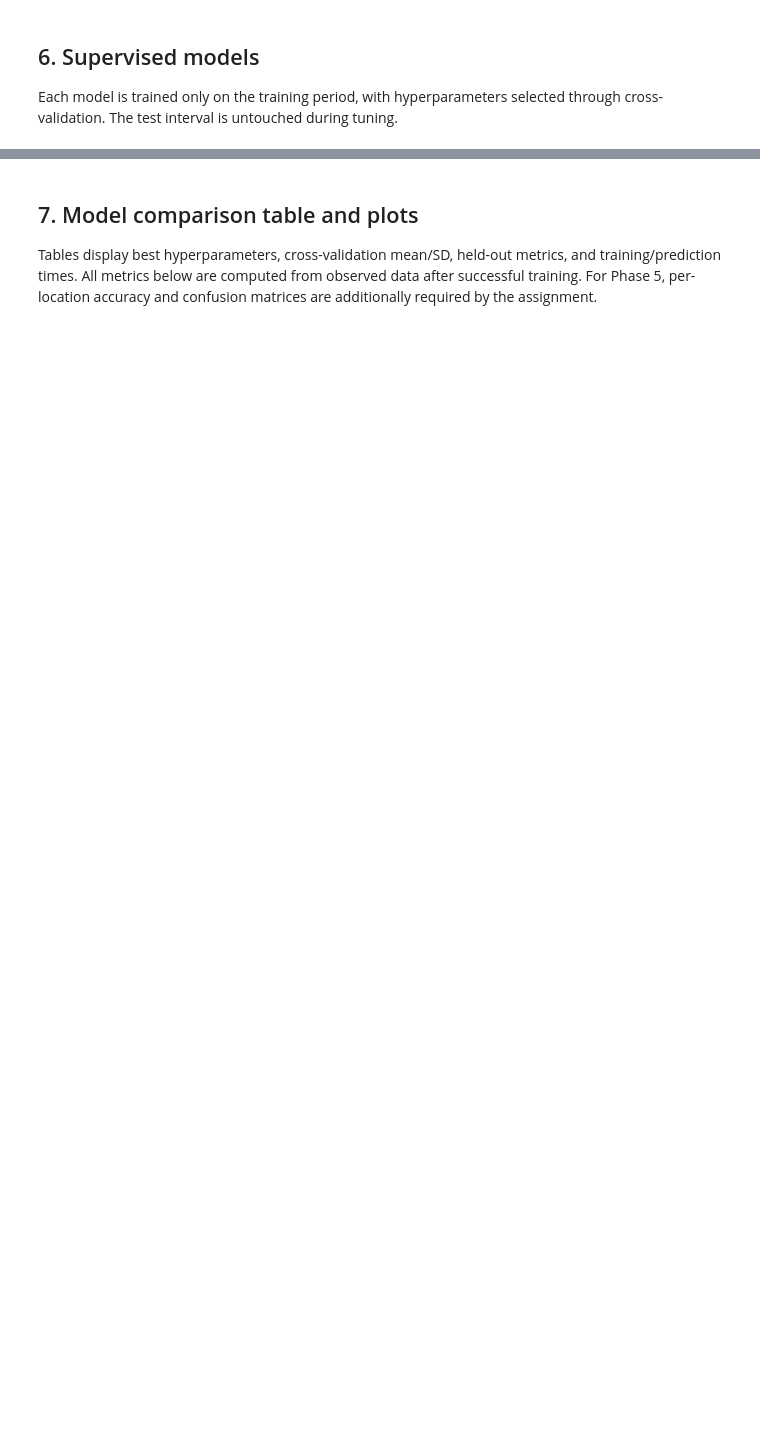
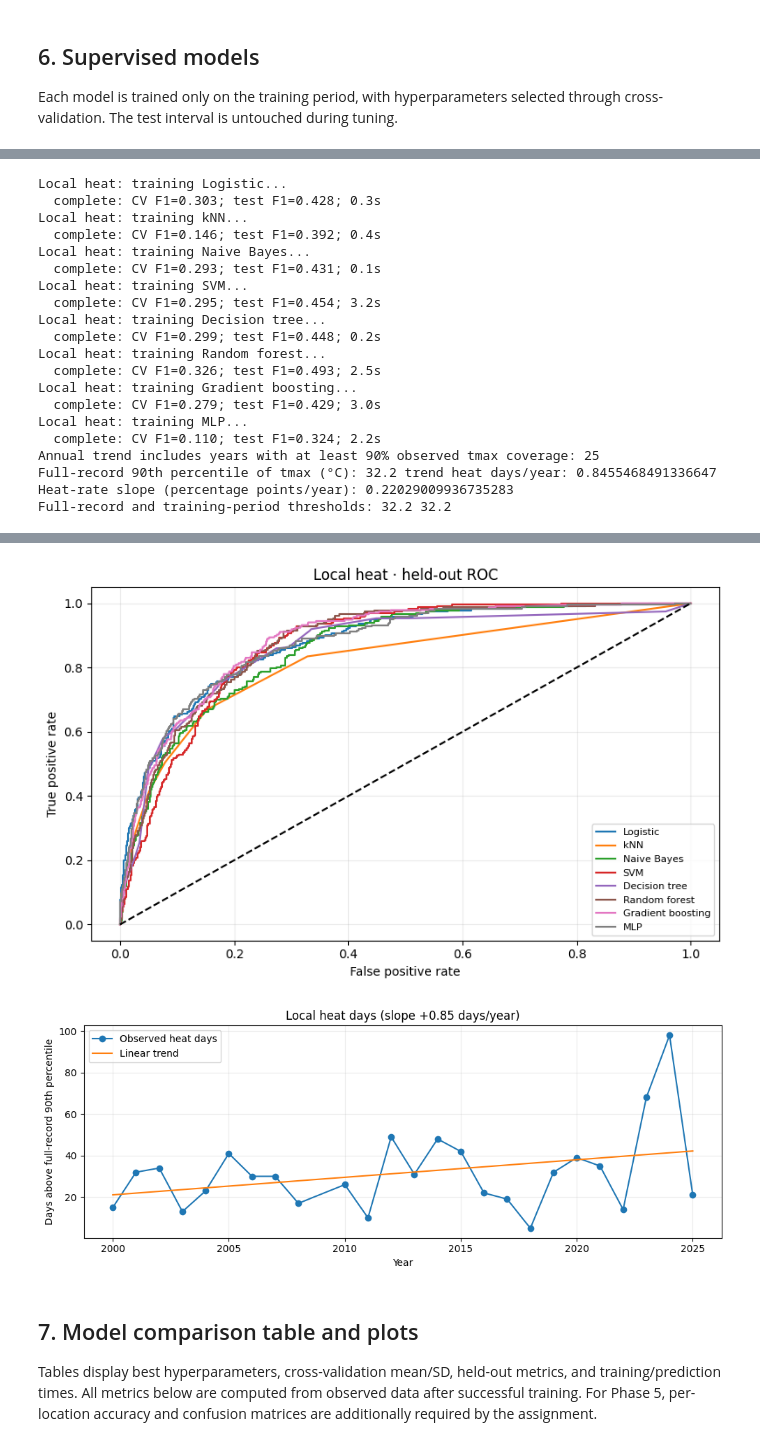
Before and after one commit to Edariel22/Project4_Climate_Analysis, a Jupyter notebook: notebooks/ProjectX_Team4.ipynb, the cells around one changed output, grey strips where cells are left out. Saved outputs shown, nothing was run; the diff lists cells and outputs as text; code cells hidden in the pictures; blank space fills up the shorter version.

```diff
--- a/notebooks/ProjectX_Team4.ipynb
+++ b/notebooks/ProjectX_Team4.ipynb
@@ -473,7 +1051,9 @@ else:
     daily=station.copy().set_index('time').sort_index().asfreq('D')
     daily['tmax']=pd.to_numeric(daily['tmax'],errors='coerce')
     if (daily.index.max()-daily.index.min()).days<365*20:raise ValueError('At least 20 years of local daily data required')
+    cutoff=int(daily.index.year.max()-5)
     heat_threshold=daily.tmax.quantile(.90)
+    training_threshold=daily.loc[daily.index.year<=cutoff,'tmax'].quantile(.90)
     daily['label']=(daily.tmax>heat_threshold).astype(float);daily.loc[daily.tmax.isna(),'label']=np.nan
     for lag in [1,2,3,7]:daily[f'tmax_lag{lag}']=daily.tmax.shift(lag)
     daily['tmax_roll7']=daily.tmax.shift(1).rolling(7).mean()
@@ -482,19 +1062,50 @@ else:
     daily['month_sin']=np.sin(2*np.pi*daily.index.month/12);daily['month_cos']=np.cos(2*np.pi*daily.index.month/12)
     features=[x for x in daily if x.startswith(('tmax_lag','tmax_roll','tmin_lag','prcp_lag','month_'))]
     heat=daily[features+['label']].reset_index().rename(columns={'time':'Date'}).dropna(subset=['label'])
-    cutoff=int(heat.Date.dt.year.max()-5)
     ht=heat[heat.Date.dt.year<=cutoff];hv=heat[heat.Date.dt.year>cutoff]
     local_transform=ColumnTransformer([('num',Pipeline([('impute',SimpleImputer(strategy='median')),('scale',StandardScaler())]),features)])
-    heat_scores,heat_roc=class_run(ht,hv,features,local_transform,'Local heat',TimeSeriesSplit(n_splits=4))
+    heat_scores,heat_roc=class_run(ht,hv,features,local_transform,'Local heat',calendar_cv(ht,n_splits=4))
     display(heat_scores);heat_scores.to_csv(OUT/'phase5_heat_comparison.csv',index=False)
     fig,ax=plt.subplots(figsize=(8,5))
     for name,p in heat_roc:
         fpr,tpr,_=roc_curve(hv.label,p);ax.plot(fpr,tpr,label=name)
     ax.plot([0,1],[0,1],'k--');ax.legend(fontsize=8);ax.set(xlabel='False positive rate',ylabel='True positive rate',title='Local heat · held-out ROC');save_fig('phase5_heat_roc.png')
     annual_heat=daily.groupby(daily.index.year).agg(heat_days=('label','sum'),observed=('label','count'))
-    annual_heat=annual_heat[annual_heat.observed>=300]
+    annual_heat['calendar_days']=pd.Series(daily.index.year,index=daily.index).groupby(daily.index.year).size()
+    annual_heat['coverage']=annual_heat.observed/annual_heat.calendar_days
+    annual_heat['heat_rate']=annual_heat.heat_days/annual_heat.observed
+    annual_heat.to_csv(OUT/'phase5_annual_heat_coverage_all_years.csv')
+    annual_heat=annual_heat[annual_heat.coverage>=.90].copy()
+    print('Annual trend includes years with at least 90% observed tmax coverage:',len(annual_heat))
     slope,intercept=np.polyfit(annual_heat.index,annual_heat.heat_days,1)
     ax=annual_heat.heat_days.plot(figsize=(10,4),marker='o',label='Observed heat days')
     ax.plot(annual_heat.index,slope*annual_heat.index+intercept,label='Linear trend');ax.legend()
     ax.set(xlabel='Year',ylabel='Days above full-record 90th percentile',title=f'Local heat days (slope {slope:+.2f} days/year)');save_fig('phase5_heat_trend.png')
-    print('90th percentile of tmax (°C):',heat_threshold,'trend heat days/year:',slope)
+    print('Full-record 90th percentile of tmax (°C):',heat_threshold,'trend heat days/year:',slope)
+
+    annual_heat.to_csv(OUT/'phase5_annual_heat_days.csv')
+    heat_rate_trend=linregress(annual_heat.index,annual_heat.heat_rate)
+    print('Heat-rate slope (percentage points/year):',heat_rate_trend.slope*100)
+    print('Full-record and training-period thresholds:',heat_threshold,training_threshold)
+    assert heat_threshold==daily.tmax.quantile(.90)
+# %% [output]
+Local heat: training Logistic...
+  complete: CV F1=0.303; test F1=0.428; 0.3s
+Local heat: training kNN...
+  complete: CV F1=0.146; test F1=0.392; 0.4s
+Local heat: training Naive Bayes...
+  complete: CV F1=0.293; test F1=0.431; 0.1s
+Local heat: training SVM...
+  complete: CV F1=0.295; test F1=0.454; 3.2s
+Local heat: training Decision tree...
+  complete: CV F1=0.299; test F1=0.448; 0.2s
+Local heat: training Random forest...
+  complete: CV F1=0.326; test F1=0.493; 2.5s
+Local heat: training Gradient boosting...
+  complete: CV F1=0.279; test F1=0.429; 3.0s
+Local heat: training MLP...
+  complete: CV F1=0.110; test F1=0.324; 2.2s
+Annual trend includes years with at least 90% observed tmax coverage: 25
+Full-record 90th percentile of tmax (°C): 32.2 trend heat days/year: 0.8455468491336647
+Heat-rate slope (percentage points/year): 0.22029009936735283
+Full-record and training-period thresholds: 32.2 32.2
@@ -501,3 +1121,5 @@ else:
+[figure, added]
+[figure, added]
 # %% [markdown]
 ## 7. Model comparison table and plots
 Tables display best hyperparameters, cross-validation mean/SD, held-out metrics, and training/prediction times. All metrics below are computed from observed data after successful training. For Phase 5, per-location accuracy and confusion matrices are additionally required by the assignment.
```
Also changed, not shown: parts of 64 cells of this notebook, 37 other files.
